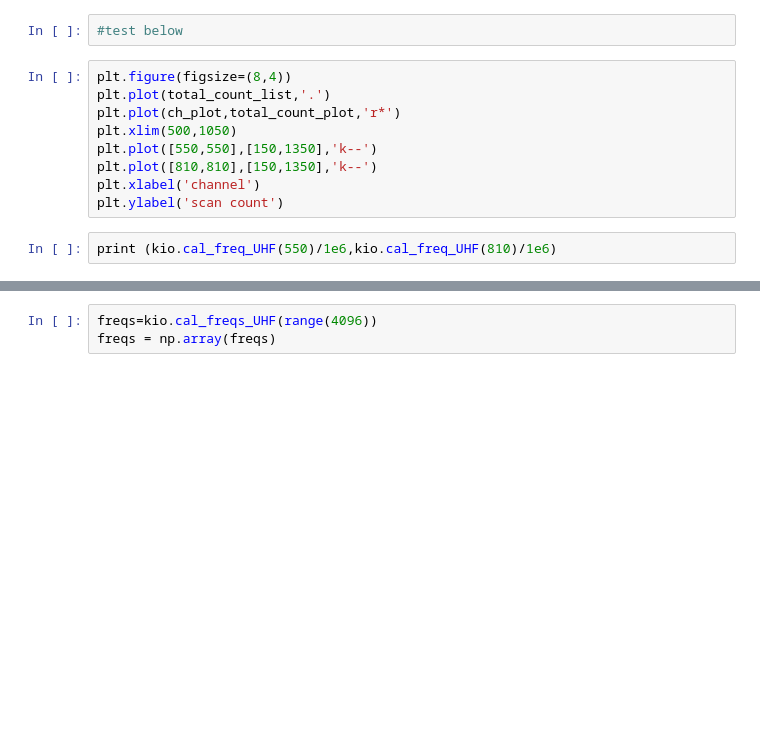
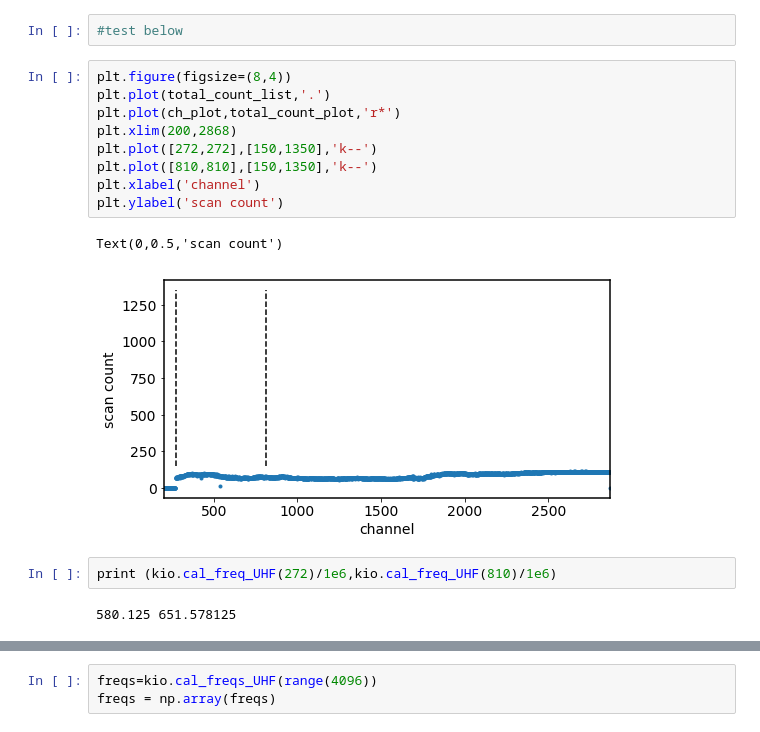
Before and after one commit to astro-tyliu/katcali_pipeline, a Jupyter notebook: level6/KATcali_multi_level6_py3_step1.ipynb, the cells around one changed output, grey strips where cells are left out. Saved outputs shown, nothing was run; the diff lists cells and outputs as text; blank space fills up the shorter version.

```diff
--- a/level6/KATcali_multi_level6_py3_step1.ipynb
+++ b/level6/KATcali_multi_level6_py3_step1.ipynb
@@ -826,13 +1348,18 @@ plt.show()
 # %%
 plt.figure(figsize=(8,4))
 plt.plot(total_count_list,'.')
 plt.plot(ch_plot,total_count_plot,'r*')
-plt.xlim(500,1050)
-plt.plot([550,550],[150,1350],'k--')
+plt.xlim(200,2868)
+plt.plot([272,272],[150,1350],'k--')
 plt.plot([810,810],[150,1350],'k--')
 plt.xlabel('channel')
 plt.ylabel('scan count')
+# %% [output]
+Text(0,0.5,'scan count')
+[figure, added]
 # %%
-print (kio.cal_freq_UHF(550)/1e6,kio.cal_freq_UHF(810)/1e6)
+print (kio.cal_freq_UHF(272)/1e6,kio.cal_freq_UHF(810)/1e6)
+# %% [output]
+580.125 651.578125
 # %%
 total_count
```
Also changed, not shown: parts of 33 cells of this notebook, 13 other files.
